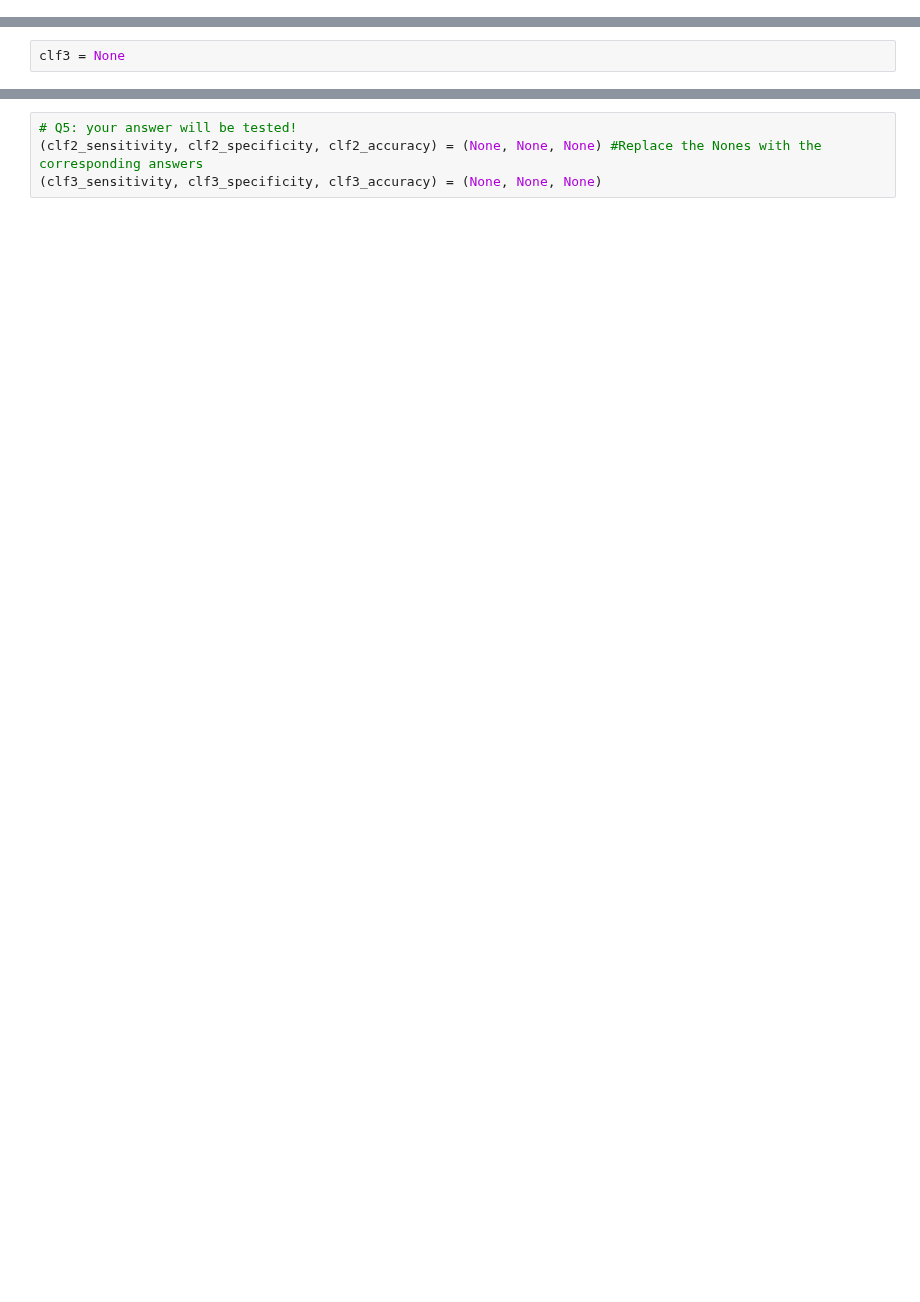
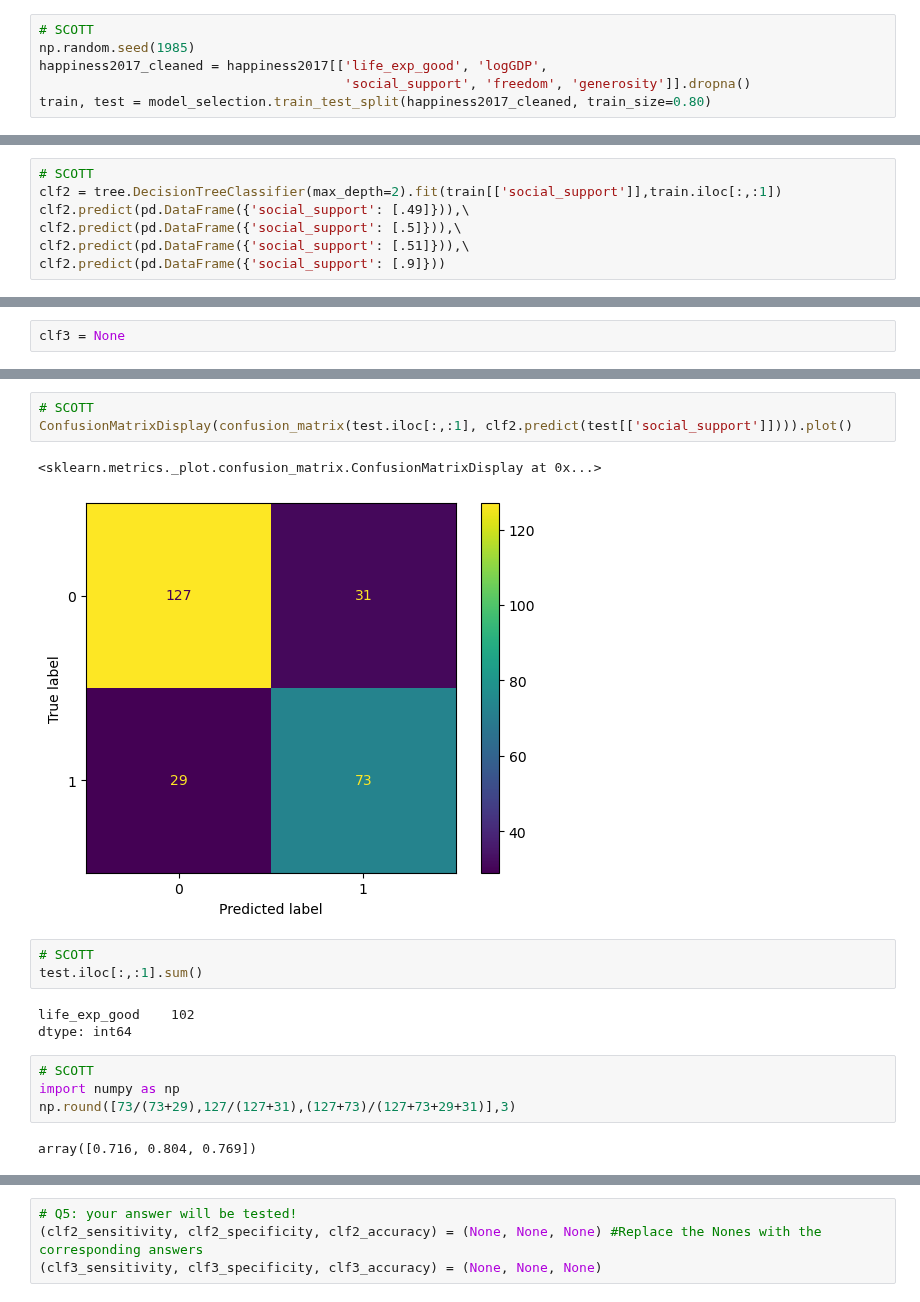
Before and after one commit to pointOfive/STA130_F23, a Jupyter notebook: Homework/STA130_HW_9.ipynb, the cells around one changed output, grey strips where cells are left out. Saved outputs shown, nothing was run; the diff lists cells and outputs as text; blank space fills up the shorter version.

```diff
--- a/Homework/STA130_HW_9.ipynb
+++ b/Homework/STA130_HW_9.ipynb
@@ -32,0 +48,6 @@ train, test = None
+# %%
+# SCOTT
+np.random.seed(1985)
+happiness2017_cleaned = happiness2017[['life_exp_good', 'logGDP',
+                                       'social_support', 'freedom', 'generosity']].dropna()
+train, test = model_selection.train_test_split(happiness2017_cleaned, train_size=0.80)
@@ -68,2 +129,9 @@ So, let's create and fit a new classification tree `clf2` on the same inputs wit
 # %%
 clf2 = None
+# %%
+# SCOTT
+clf2 = tree.DecisionTreeClassifier(max_depth=2).fit(train[['social_support']],train.iloc[:,:1])
+clf2.predict(pd.DataFrame({'social_support': [.49]})),\
+clf2.predict(pd.DataFrame({'social_support': [.5]})),\
+clf2.predict(pd.DataFrame({'social_support': [.51]})),\
+clf2.predict(pd.DataFrame({'social_support': [.9]}))
@@ -89,0 +195,18 @@ Treat “Good” life expectancy as the positive response and prediction.
+# %%
+# SCOTT
+ConfusionMatrixDisplay(confusion_matrix(test.iloc[:,:1], clf2.predict(test[['social_support']]))).plot()
+# %% [output]
+<sklearn.metrics._plot.confusion_matrix.ConfusionMatrixDisplay at 0x...>
+[figure, added]
+# %%
+# SCOTT
+test.iloc[:,:1].sum()
+# %% [output]
+life_exp_good    102
+dtype: int64
+# %%
+# SCOTT
+import numpy as np
+np.round([73/(73+29),127/(127+31),(127+73)/(127+73+29+31)],3)
+# %% [output]
+array([0.716, 0.804, 0.769])
```
Also changed, not shown: parts of 40 cells of this notebook.
